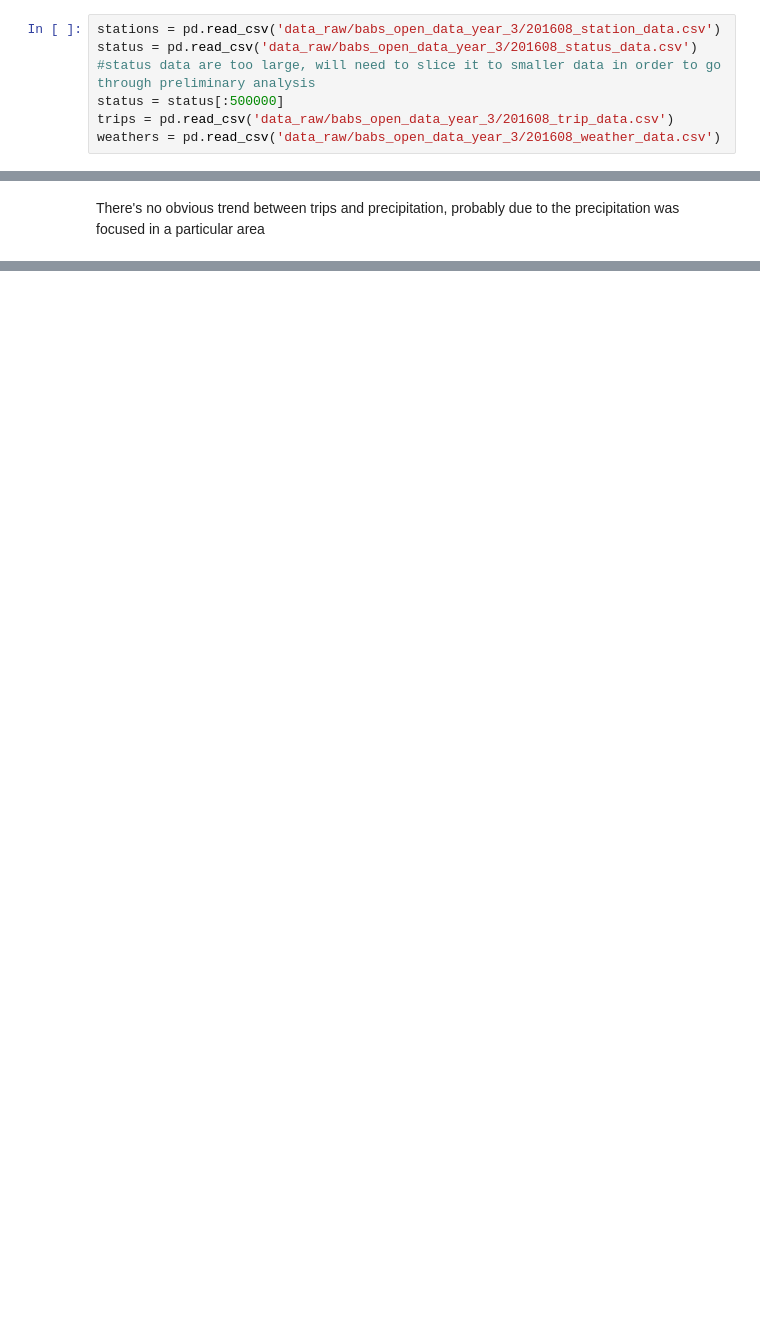
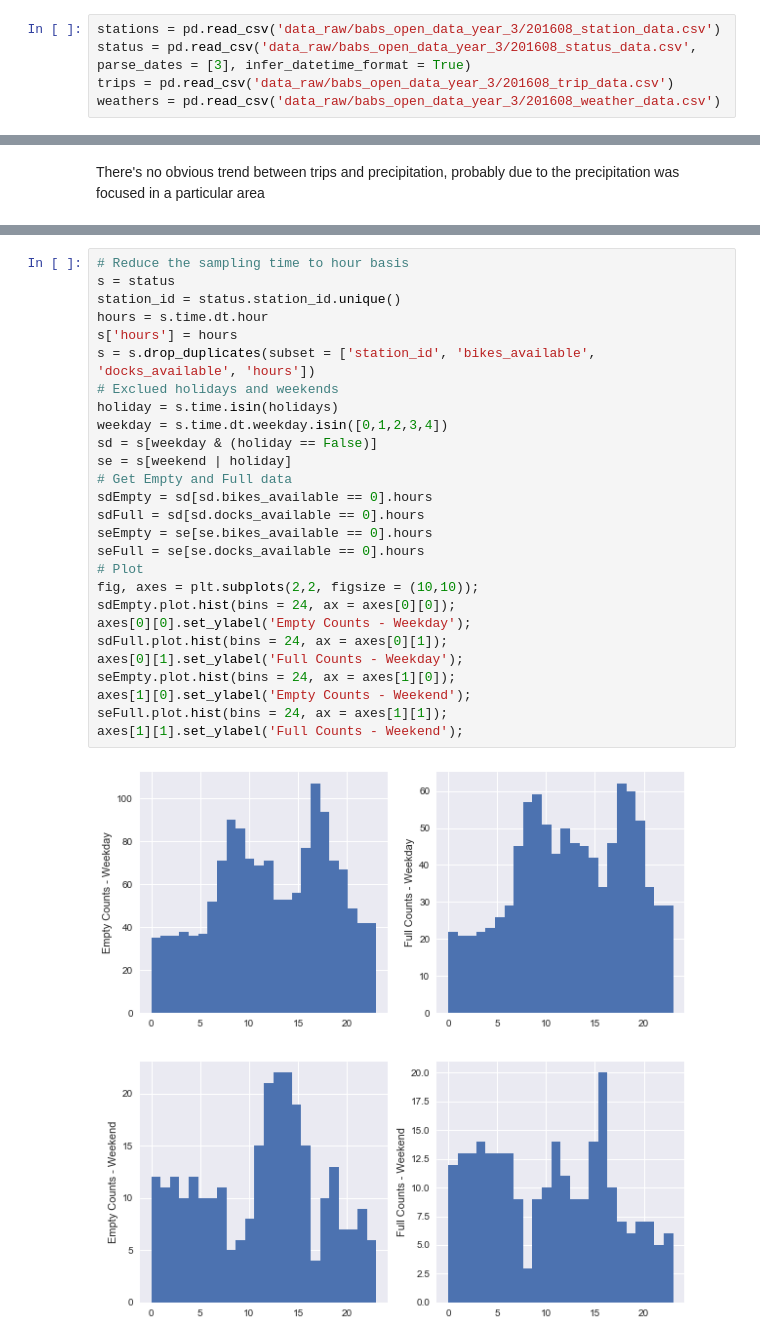
Before and after one commit to sun-binrwei/dsprojects, a Jupyter notebook: Capstone Project 1/cleanData.ipynb, the cells around one changed output, grey strips where cells are left out. Drawn from its saved outputs; the diff is of its cells as text; blank space fills up the shorter version.

```diff
--- a/Capstone Project 1/cleanData.ipynb
+++ b/Capstone Project 1/cleanData.ipynb
@@ -6,9 +6,7 @@ import matplotlib.pyplot as plt
 import seaborn as sn
 # %%
 stations = pd.read_csv('data_raw/babs_open_data_year_3/201608_station_data.csv')
-status = pd.read_csv('data_raw/babs_open_data_year_3/201608_status_data.csv')
-#status data are too large, will need to slice it to smaller data in order to go through preliminary analysis
-status = status[:500000]
+status = pd.read_csv('data_raw/babs_open_data_year_3/201608_status_data.csv', parse_dates = [3], infer_datetime_format = True)
 trips = pd.read_csv('data_raw/babs_open_data_year_3/201608_trip_data.csv')
 weathers = pd.read_csv('data_raw/babs_open_data_year_3/201608_weather_data.csv')
 # %% [markdown]
@@ -303,0 +362,29 @@ There's no obvious trend between trips and precipitation, probably due to the pr
+# %%
+# Reduce the sampling time to hour basis
+s = status
+station_id = status.station_id.unique()
+hours = s.time.dt.hour
+s['hours'] = hours
+s = s.drop_duplicates(subset = ['station_id', 'bikes_available', 'docks_available', 'hours'])
+# Exclued holidays and weekends
+holiday = s.time.isin(holidays)
+weekday = s.time.dt.weekday.isin([0,1,2,3,4])
+sd = s[weekday & (holiday == False)]
+se = s[weekend | holiday]
+# Get Empty and Full data
+sdEmpty = sd[sd.bikes_available == 0].hours
+sdFull = sd[sd.docks_available == 0].hours
+seEmpty = se[se.bikes_available == 0].hours
+seFull = se[se.docks_available == 0].hours
+# Plot
+fig, axes = plt.subplots(2,2, figsize = (10,10));
+sdEmpty.plot.hist(bins = 24, ax = axes[0][0]);
+axes[0][0].set_ylabel('Empty Counts - Weekday');
+sdFull.plot.hist(bins = 24, ax = axes[0][1]);
+axes[0][1].set_ylabel('Full Counts - Weekday');
+seEmpty.plot.hist(bins = 24, ax = axes[1][0]);
+axes[1][0].set_ylabel('Empty Counts - Weekend');
+seFull.plot.hist(bins = 24, ax = axes[1][1]);
+axes[1][1].set_ylabel('Full Counts - Weekend');
+# %% [output]
+[figure, added]
```
Also changed, not shown: parts of 30 cells of this notebook.
